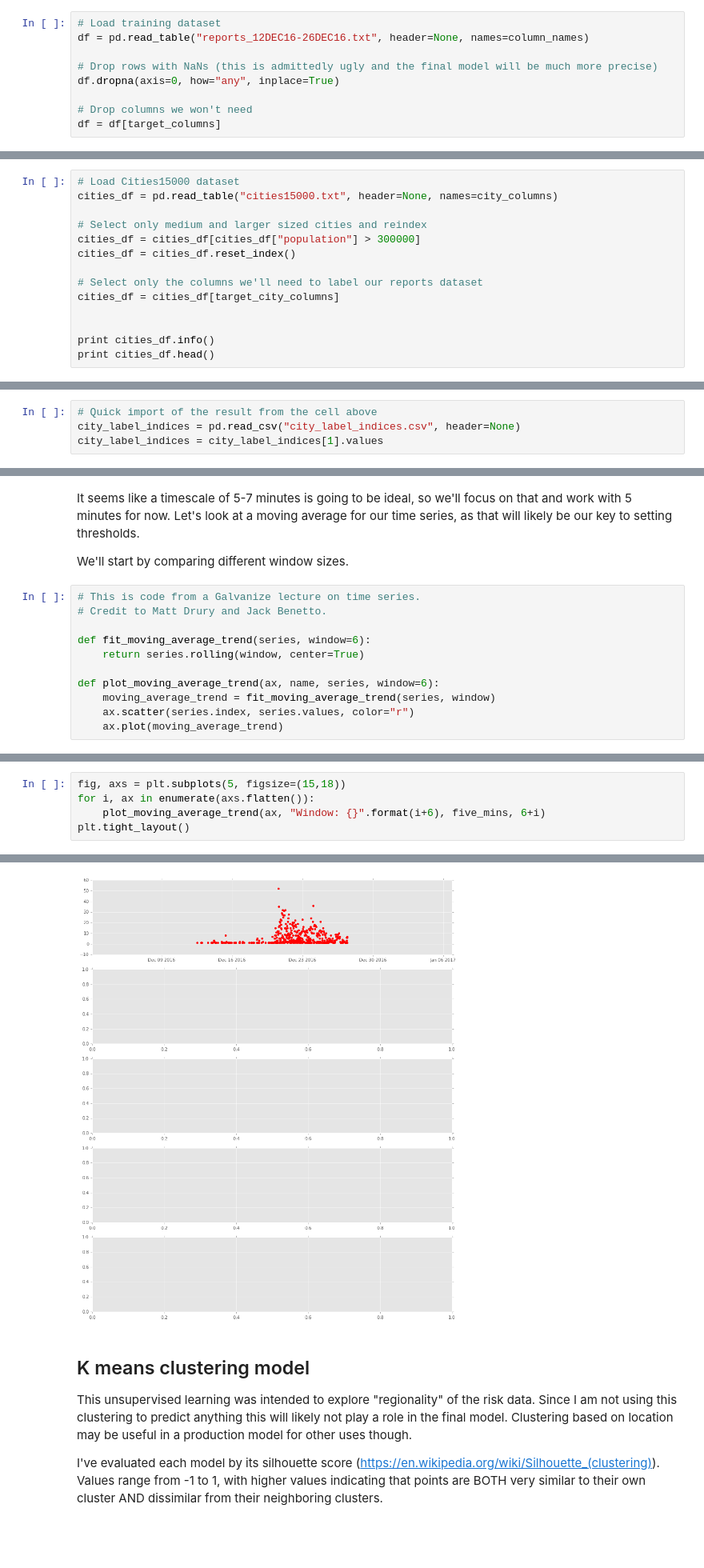
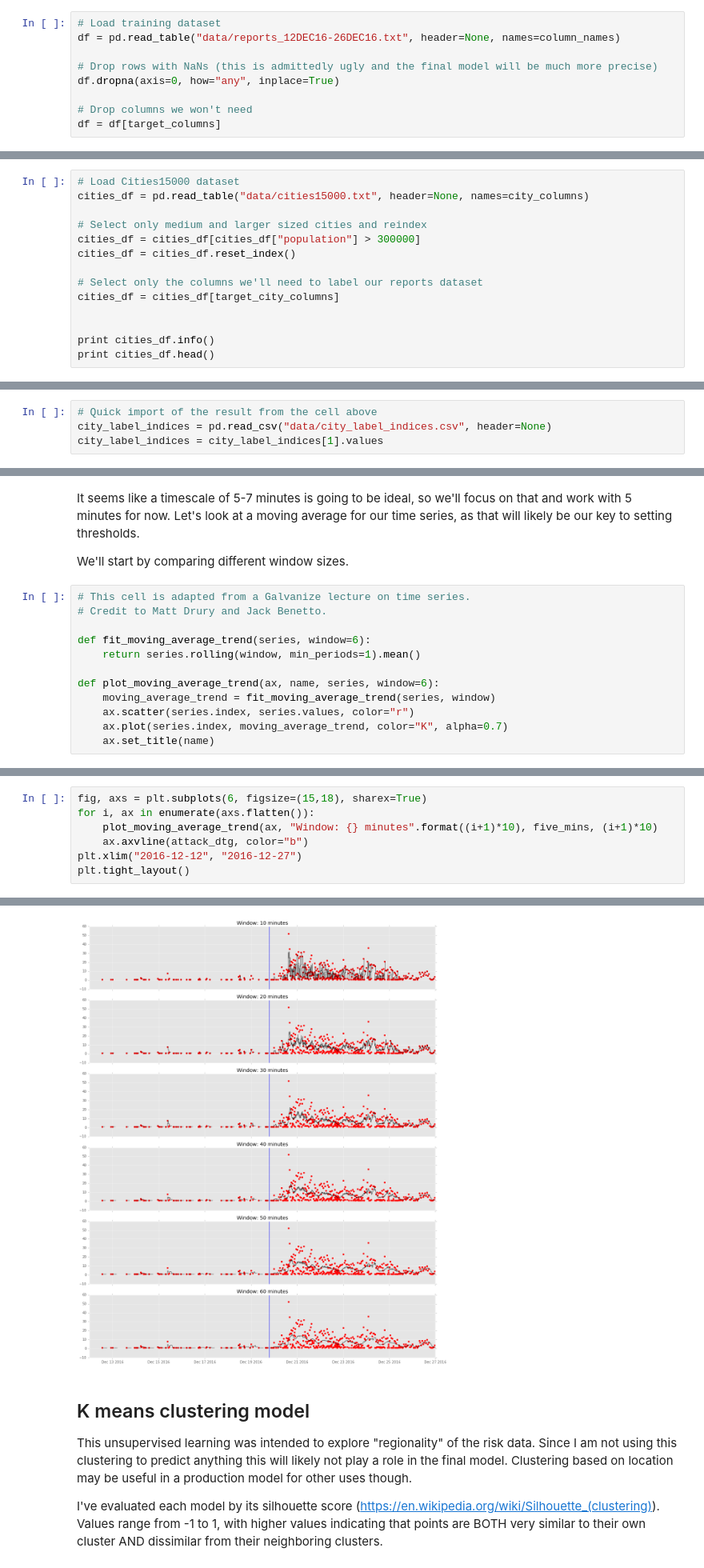
Before and after one commit to brendan-dorsey/stabilitas-thresholds, a Jupyter notebook: initial_eda.ipynb, the cells around one changed output, grey strips where cells are left out. Shown at 80% size. Cells and saved outputs as stored; diff of their text form; blank space fills up the shorter version.

Commit message:
Implement moving average comparison. Add data folder to clean up repo.

```diff
--- a/initial_eda.ipynb
+++ b/initial_eda.ipynb
@@ -40,7 +40,7 @@ target_columns = [
 ]
 # %%
 # Load training dataset
-df = pd.read_table("reports_12DEC16-26DEC16.txt", header=None, names=column_names)
+df = pd.read_table("data/reports_12DEC16-26DEC16.txt", header=None, names=column_names)
 
 # Drop rows with NaNs (this is admittedly ugly and the final model will be much more precise)
 df.dropna(axis=0, how="any", inplace=True)
@@ -123,7 +123,7 @@ target_city_columns = [
 ]
 # %%
 # Load Cities15000 dataset
-cities_df = pd.read_table("cities15000.txt", header=None, names=city_columns)
+cities_df = pd.read_table("data/cities15000.txt", header=None, names=city_columns)
 
 # Select only medium and larger sized cities and reindex
 cities_df = cities_df[cities_df["population"] > 300000]
@@ -194,7 +198,7 @@ Easy enough. Now for the labeling. The next cell is brute force caclulating abou
 #     city_label_indices.append(np.argmin(distances))
 # %%
 # Quick import of the result from the cell above
-city_label_indices = pd.read_csv("city_label_indices.csv", header=None)
+city_label_indices = pd.read_csv("data/city_label_indices.csv", header=None)
 city_label_indices = city_label_indices[1].values
 # %%
 # Generate city labels from our indices
@@ -321,13 +326,14 @@ It seems like a timescale of 5-7 minutes is going to be ideal, so we'll focus on
 
 We'll start by comparing different window sizes.
 # %%
-# This is code from a Galvanize lecture on time series.
+# This cell is adapted from a Galvanize lecture on time series.
 # Credit to Matt Drury and Jack Benetto.
 
 def fit_moving_average_trend(series, window=6):
-    return series.rolling(window, center=True)
+    return series.rolling(window, min_periods=1).mean()
 
 def plot_moving_average_trend(ax, name, series, window=6):
     moving_average_trend = fit_moving_average_trend(series, window)
     ax.scatter(series.index, series.values, color="r")
-    ax.plot(moving_average_trend)
+    ax.plot(series.index, moving_average_trend, color="K", alpha=0.7)
+    ax.set_title(name)
@@ -339,6 +340,8 @@ AttributeError: 'Series' object has no attribute 'columns'
 # %%
-fig, axs = plt.subplots(5, figsize=(15,18))
+fig, axs = plt.subplots(6, figsize=(15,18), sharex=True)
 for i, ax in enumerate(axs.flatten()):
-    plot_moving_average_trend(ax, "Window: {}".format(i+6), five_mins, 6+i)
+    plot_moving_average_trend(ax, "Window: {} minutes".format((i+1)*10), five_mins, (i+1)*10)
+    ax.axvline(attack_dtg, color="b")
+plt.xlim("2016-12-12", "2016-12-27")
 plt.tight_layout()
 # %% [output]
@@ -346,4 +348,4 @@ AttributeError: 'Series' object has no attribute 'columns'
-[figure, old version]
+[figure, new version]
 # %% [markdown]
 ## K means clustering model
 
```
Also changed, not shown: parts of 6 cells of this notebook, 3 other files.
